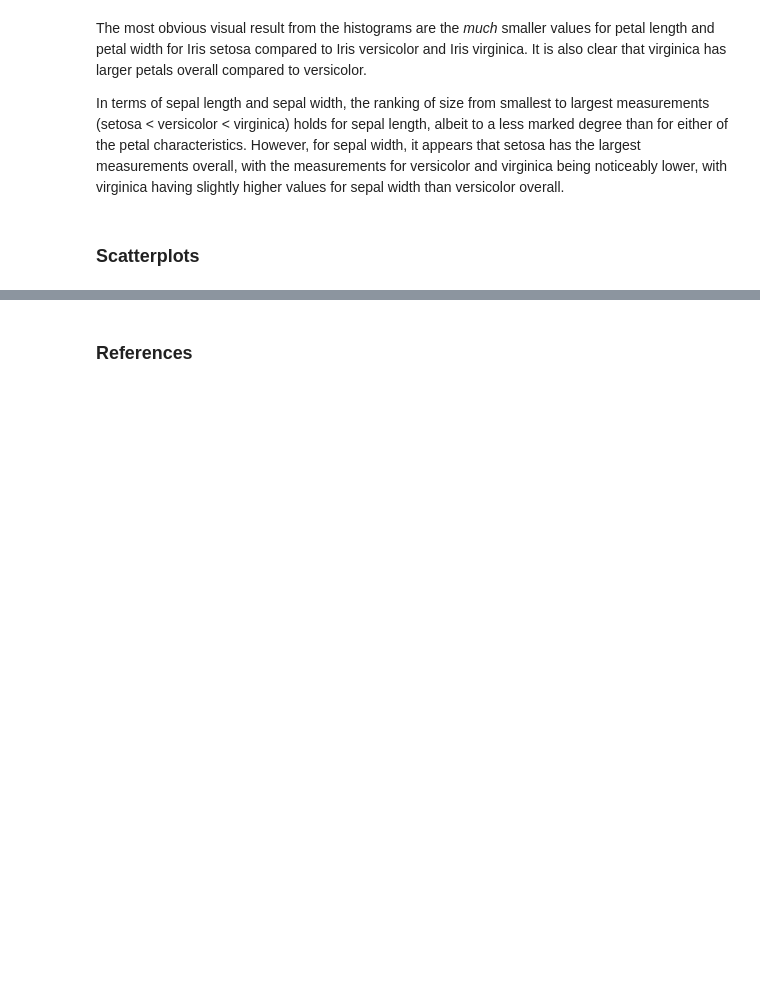
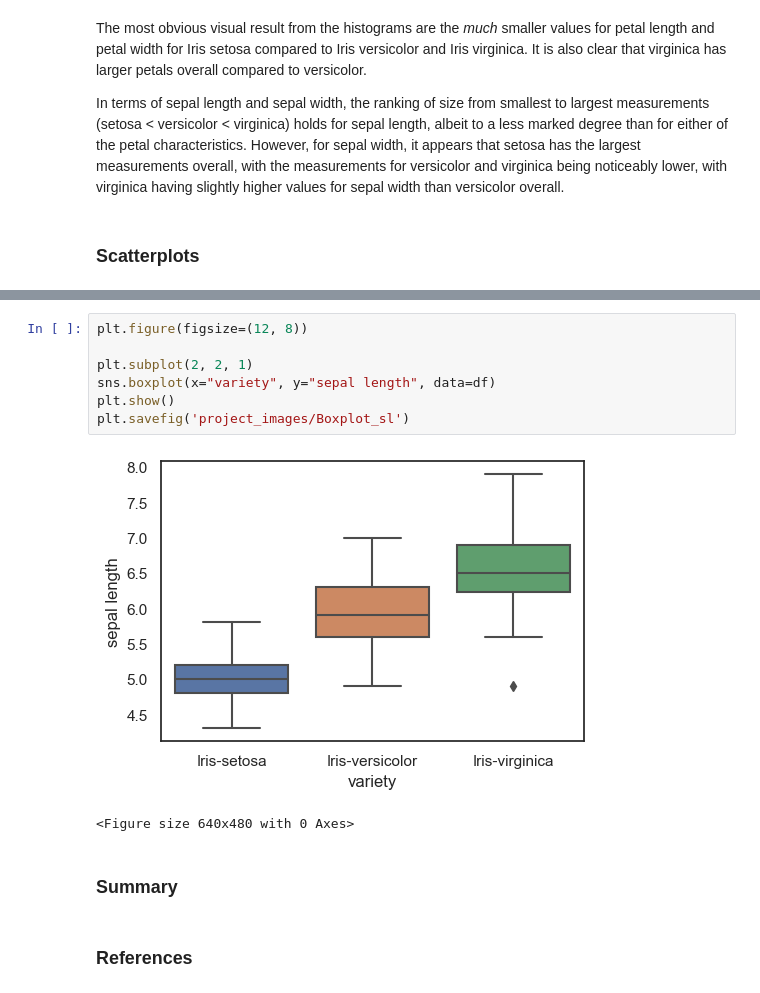
Before and after one commit to jmce22/fund_data, a Jupyter notebook: project.ipynb, the cells around one changed output, grey strips where cells are left out. Saved outputs shown, nothing was run; the diff lists cells and outputs as text; blank space fills up the shorter version.

```diff
--- a/project.ipynb
+++ b/project.ipynb
@@ -636,2 +733,14 @@ plt.savefig('project_images/virginica_pairplot.png')
+# %%
+plt.figure(figsize=(12, 8))
+
+plt.subplot(2, 2, 1)
+sns.boxplot(x="variety", y="sepal length", data=df)
+plt.show()
+plt.savefig('project_images/Boxplot_sl')
+# %% [output]
+[figure, added]
+<Figure size 640x480 with 0 Axes>
+# %% [markdown]
+### Summary ###
 # %% [markdown]
 ### References ###
```
Also changed, not shown: parts of 30 cells of this notebook, 7 other files.
